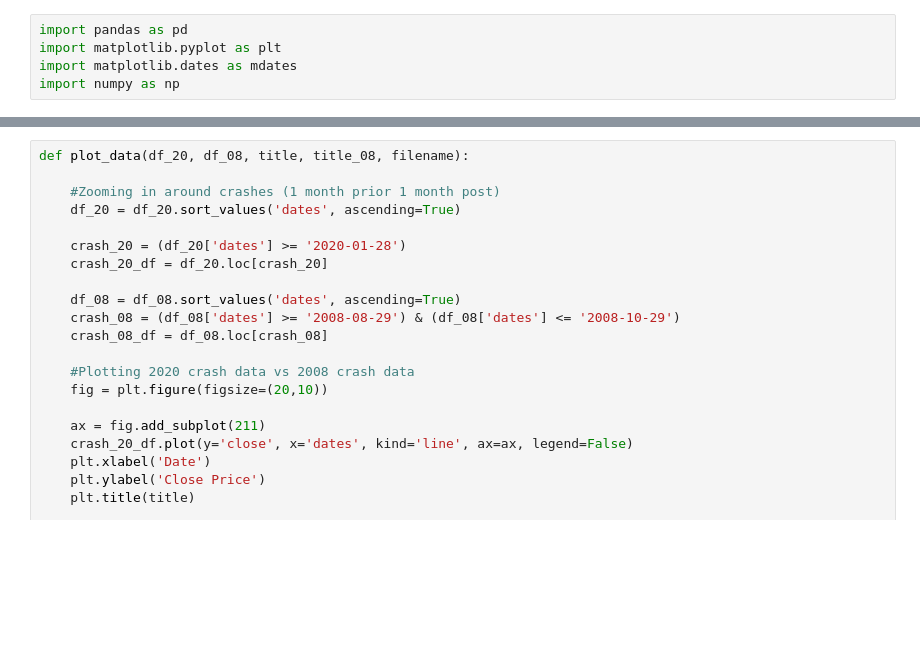
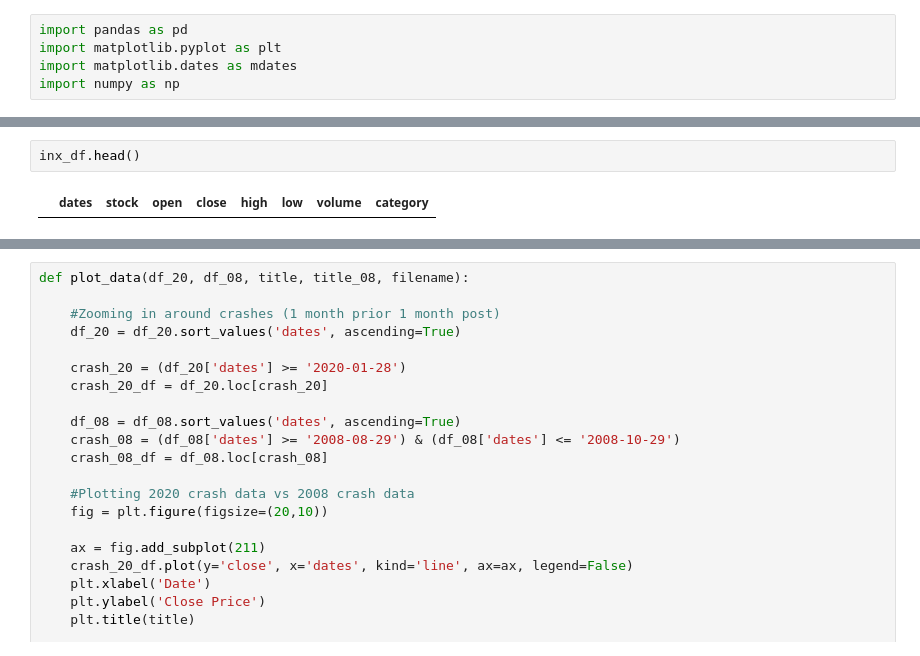
Before and after one commit to Sal-r/Corona-Virus-Vs-Stock-Market, a Jupyter notebook: DEV/JakeH/data_visualizationJacobH_2020vs2008.ipynb, the cells around one changed output, grey strips where cells are left out. Saved outputs shown, nothing was run; the diff lists cells and outputs as text; blank space fills up the shorter version.

```diff
--- a/DEV/JakeH/data_visualizationJacobH_2020vs2008.ipynb
+++ b/DEV/JakeH/data_visualizationJacobH_2020vs2008.ipynb
@@ -18,6 +18,10 @@ Try using .loc[row_indexer,col_indexer] = value instead
 
 See the caveats in the documentation: http://pandas.pydata.org/pandas-docs/stable/indexing.html#indexing-view-versus-copy
   """
+# %%
+inx_df.head()
+# %% [output]
+|  | dates | stock | open | close | high | low | volume | category |
 # %%
 # 2008 Data
 full_2008_df = pd.read_csv("../../MVP/Data/full_2008_df.csv")
```
Also changed, not shown: parts of 4 cells of this notebook, 2 other files.
